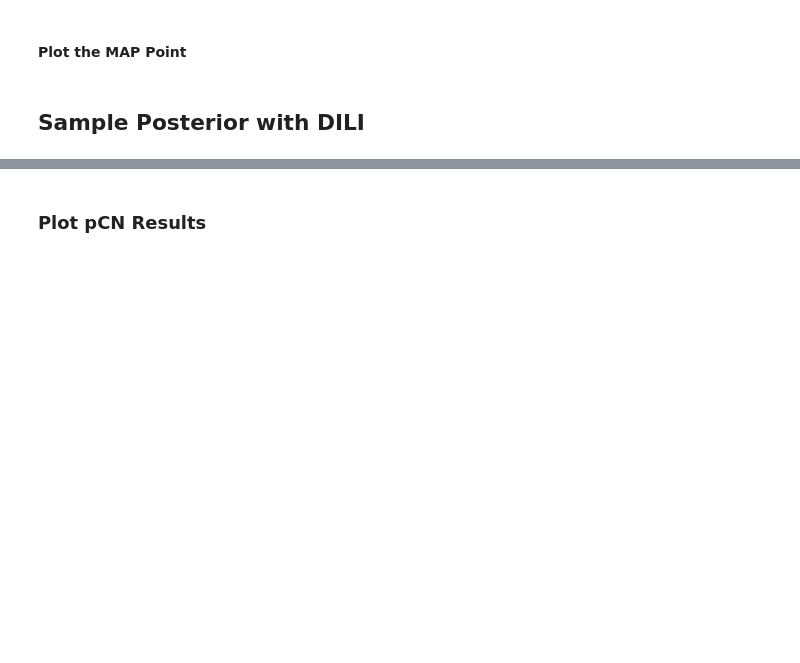
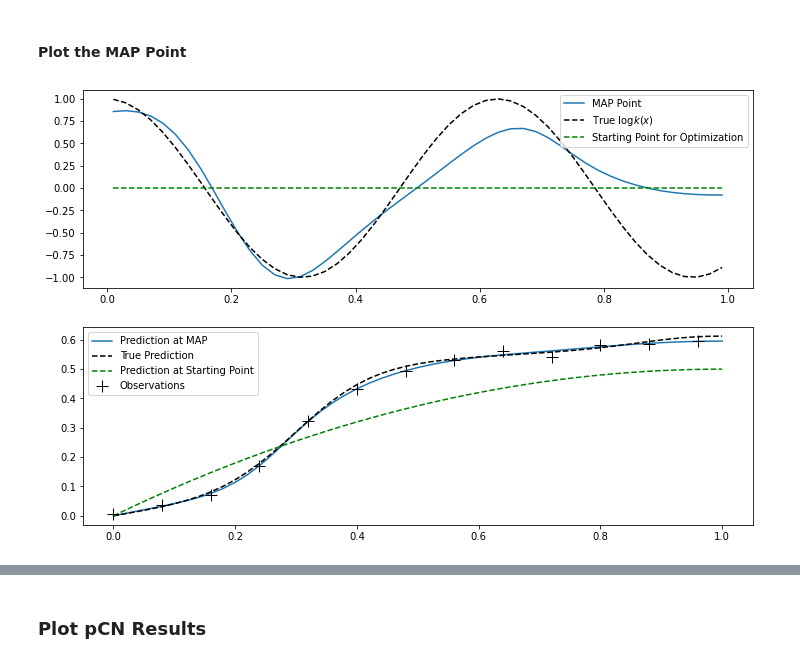
Before and after one commit to NexGenAnalytics/MIT-MUQ, a Jupyter notebook: examples/SamplingAlgorithms/MCMC/EllipticInference/python/EllipticInference.ipynb, the cells around one changed output, grey strips where cells are left out. Cells and saved outputs as stored; diff of their text form; code cells hidden in the pictures; blank space fills up the shorter version.

```diff
--- a/examples/SamplingAlgorithms/MCMC/EllipticInference/python/EllipticInference.ipynb
+++ b/examples/SamplingAlgorithms/MCMC/EllipticInference/python/EllipticInference.ipynb
@@ -96,7 +109,7 @@ def CreatePrior(mesh):
 
     # Define the prior distribution
     priorVar    = 1.0
-    priorLength = 0.05
+    priorLength = 0.2
     priorNu     = 3.0/2.0
 
     xDim = 1     # Dimension of x
@@ -218,15 +238,29 @@ Using the likelihood function and prior density defined above, it is now possibl
 # %%
 def ConstructPosterior(prior, likelihood):
 
+    ##### Likelihood Function
     graph = mm.WorkGraph()
     graph.AddNode(mm.IdentityOperator(mesh.numCells), "Log Conductivity")
 
+    graph.AddNode(mm.ExpOperator(mesh.numCells), "Conductivity")
+    graph.AddEdge("Log Conductivity", 0, "Conductivity", 0)
+
+    graph.AddNode(forwardMod, "Forward Model")
+    graph.AddEdge("Conductivity", 0, "Forward Model", 0)
+
+    graph.AddNode(mm.SliceOperator(mesh.numNodes,0,mesh.numCells,obsThin), "Observables")
+    graph.AddEdge("Forward Model", 0, "Observables", 0)
+
+    likelihood = mm.Gaussian(data, obsVar*np.ones(data.shape[0]))
+
+    graph.AddNode(likelihood.AsDensity(), "Likelihood")
+    graph.AddEdge("Observables", 0, "Likelihood", 0)
+
+    #### Prior Density
     graph.AddNode(prior, "Prior")
     graph.AddEdge("Log Conductivity", 0, "Prior", 0)
 
-    graph.AddNode(likelihood, "Likelihood")
-    graph.AddEdge("Log Conductivity",0, "Likelihood",0)
-
+    #### Posterior Density
     graph.AddNode(mm.DensityProduct(2), "Posterior")
     graph.AddEdge("Prior",0,"Posterior",0)
     graph.AddEdge("Likelihood",0,"Posterior",1)
@@ -278,22 +320,22 @@ RuntimeError: Could not add an edge from "Forward Model_Gradient[0,0]_Jacobian[0
 # %%
 trueLogK = GetTrueLogConductivity(mesh).ravel()
 
 fig, axs = plt.subplots(nrows=2,figsize=(12,8))
 axs[0].plot(mesh.cellLocs.ravel(), mapPt,label='MAP Point')
 axs[0].plot(mesh.cellLocs.ravel(), trueLogK, '--k', label='True $\log k(x)$')
 axs[0].plot(mesh.cellLocs.ravel(), startPt, '--g', label='Starting Point for Optimization')
 axs[0].legend()
 
 truePred = model.Evaluate([trueLogK])[0]
 mapPred = model.Evaluate([mapPt])[0]
 startPred = model.Evaluate([startPt])[0]
 
 axs[1].plot(mesh.nodeLocs, mapPred, label='Prediction at MAP')
 axs[1].plot(mesh.nodeLocs, truePred,'--k',label='True Prediction')
-axs[1].plot(mesh.nodeLocs, startPred, '--g', label='Starting Prediction')
+axs[1].plot(mesh.nodeLocs, startPred, '--g', label='Prediction at Starting Point')
 axs[1].plot(mesh.nodeLocs[0:-1:obsThin],data,'+k',markersize=12,label='Observations')
 axs[1].legend()
 
 plt.show()
+# %% [output]
+[figure, added]
-# %% [markdown]
-## Sample Posterior with DILI
```
Also changed, not shown: parts of 28 cells of this notebook, 1 other file.
